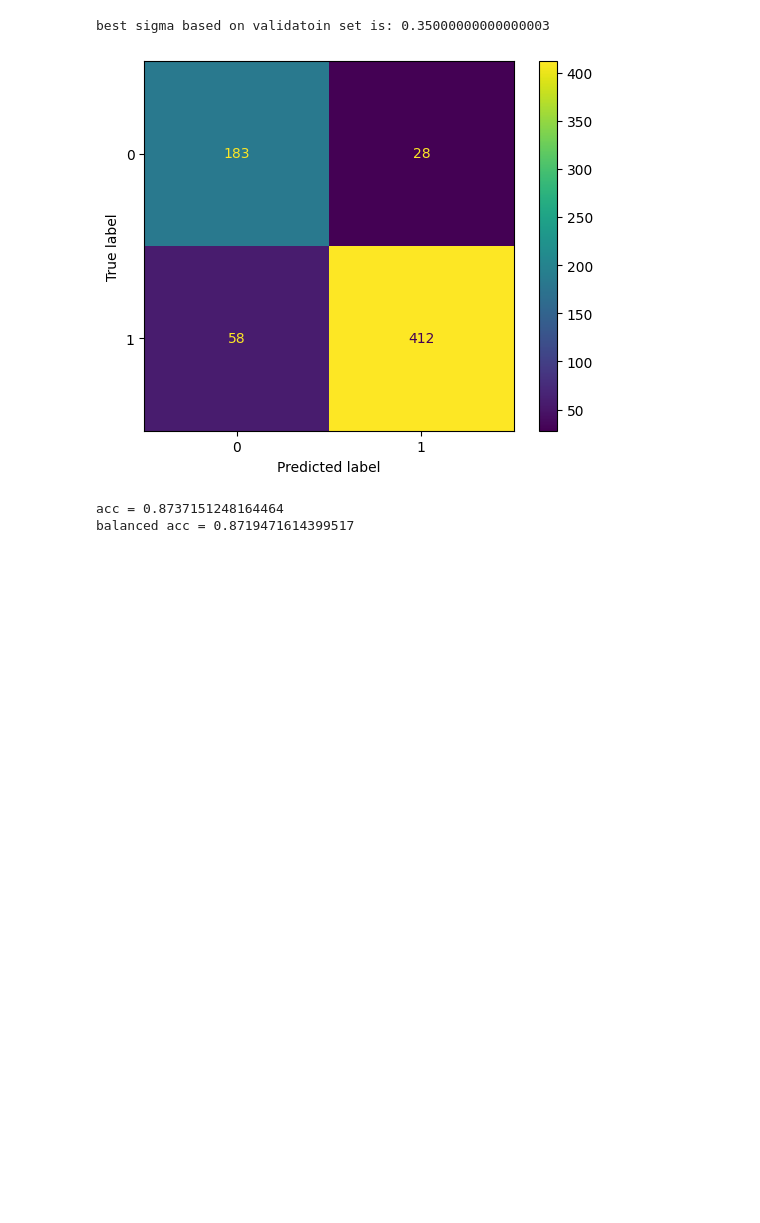
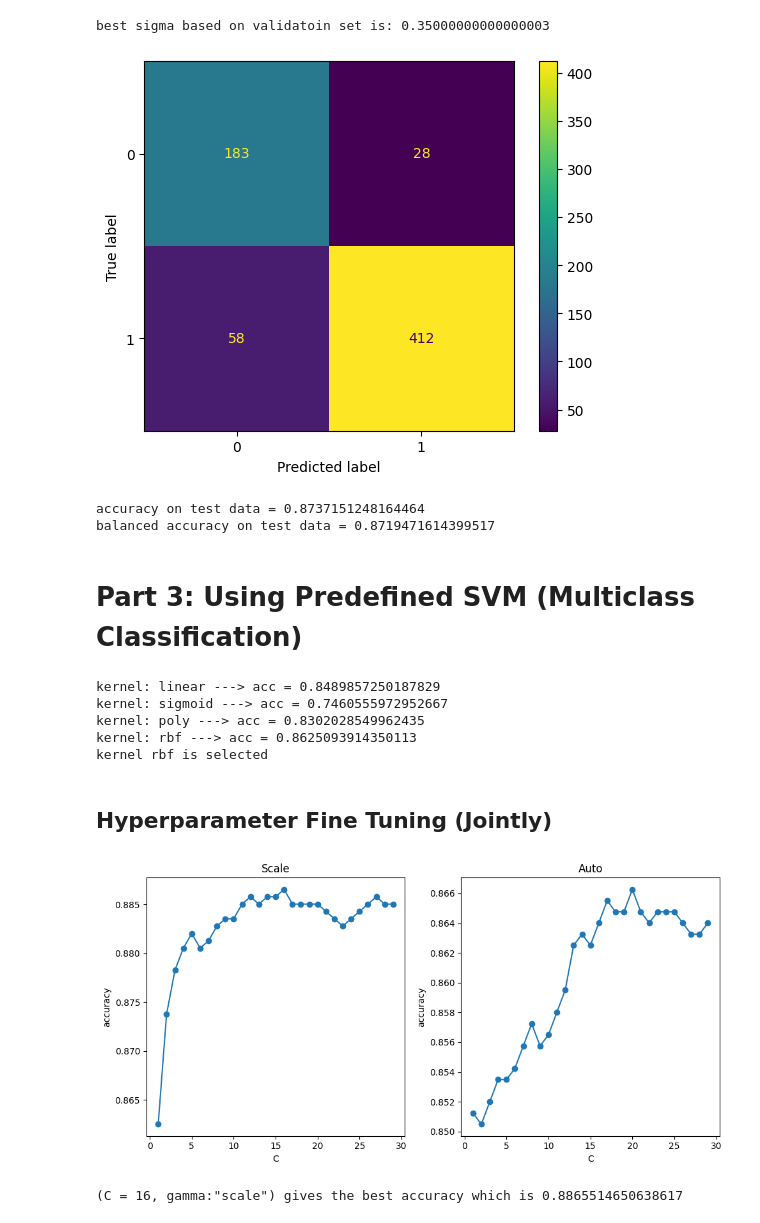
Before and after one commit to sehbeygi79/Soft-SVM, a Jupyter notebook: soft-svm.ipynb, the cells around one changed output. Saved outputs shown, nothing was run; the diff lists cells and outputs as text; code cells hidden in the pictures; blank space fills up the shorter version.

Commit message:
sklearn's predefined multiclass SVM added

```diff
--- a/soft-svm.ipynb
+++ b/soft-svm.ipynb
@@ -199,9 +207,11 @@ sm_svm_kernel_model.train(X_train, y_train, show_log=False)
 y_test_hat = sm_svm_kernel_model.predict(X_test)
 show_conf_matrix(y_test, y_test_hat)
 acc, balanced_acc = get_metrics(y_test, y_test_hat)
-print(f'acc = {acc}')
-print(f'balanced acc = {balanced_acc}')
+print(f'accuracy on test data = {acc}')
+print(f'balanced accuracy on test data = {balanced_acc}')
 # %% [output]
 [figure]
-acc = 0.8737151248164464
-balanced acc = 0.8719471614399517
+accuracy on test data = 0.8737151248164464
+balanced accuracy on test data = 0.8719471614399517
+# %% [markdown]
+# Part 3: Using Predefined SVM (Multiclass Classification)
@@ -207,0 +226,59 @@ balanced acc = 0.8719471614399517
+# %%
+kernel_dict = {'linear': None, 'sigmoid': None, 'poly': None, 'rbf': None}
+for k in kernel_dict:
+    model = sklearn.svm.SVC(kernel=k)
+    model = model.fit(X_train, y_train)
+    y_val_hat = model.predict(X_validation)
+    acc, _ = get_metrics(y_validation, y_val_hat)
+    kernel_dict[k] = acc
+
+for k, acc in kernel_dict.items():
+    print(f'kernel: {k} ---> acc = {acc}')
+
+best_kernel_name, _ = max(kernel_dict.items(), key=lambda x: x[1])
+print(f'kernel {best_kernel_name} is selected')
+# %% [output]
+kernel: linear ---> acc = 0.8489857250187829
+kernel: sigmoid ---> acc = 0.7460555972952667
+kernel: poly ---> acc = 0.8302028549962435
+kernel: rbf ---> acc = 0.8625093914350113
+kernel rbf is selected
+# %% [markdown]
+## Hyperparameter Fine Tuning (Jointly)
+# %%
+hp_dict = {}
+start, end, step_size = 1, 30, 1
+C_list = np.arange(start, end, step_size)
+for C in C_list:
+    for gamma in ('scale', 'auto'):
+        model = sklearn.svm.SVC(kernel='rbf', C=C, gamma=gamma)
+        model = model.fit(X_train, y_train)
+        y_val_hat = model.predict(X_validation)
+        acc, _ = get_metrics(y_validation, y_val_hat)
+        hp_dict[(C, gamma)] = acc
+
+# plotting the results
+scale_data = {key[0]: val for key, val in hp_dict.items() if key[1] == 'scale'}
+auto_data = {key[0]: val for key, val in hp_dict.items() if key[1] == 'auto'}
+
+fig, axes = plt.subplots(1, 2, figsize=(10, 5))
+
+axes[0].plot(list(scale_data.keys()), list(scale_data.values()), marker='o')
+axes[0].set_title('Scale')
+axes[0].set_xlabel('C')
+axes[0].set_ylabel('accuracy')
+
+axes[1].plot(list(auto_data.keys()), list(auto_data.values()), marker='o')
+axes[1].set_title('Auto')
+axes[1].set_xlabel('C')
+axes[1].set_ylabel('accuracy')
+
+plt.tight_layout()
+plt.show()
+
+# showing the best results
+(best_C, best_gamma), acc = max(hp_dict.items(), key=lambda x: x[1])
+print(f'(C = {best_C}, gamma:"{best_gamma}") gives the best accuracy which is {acc}')
+# %% [output]
+[figure, added]
+(C = 16, gamma:"scale") gives the best accuracy which is 0.8865514650638617
```
Also changed, not shown: parts of 6 cells of this notebook.
